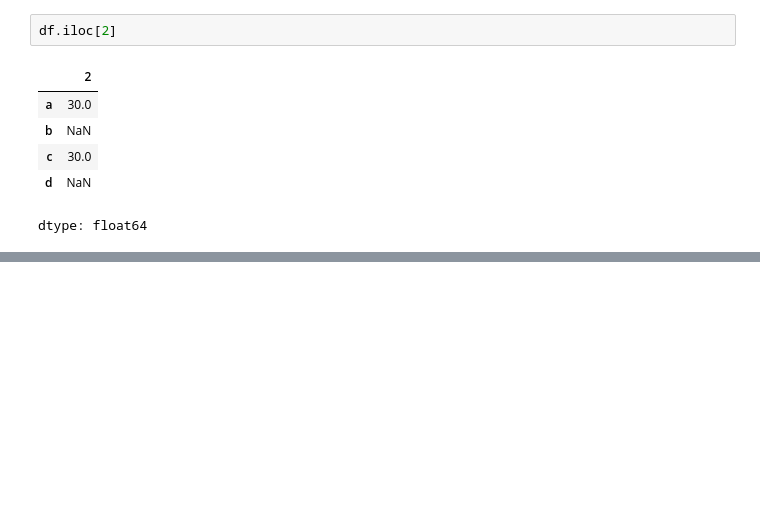
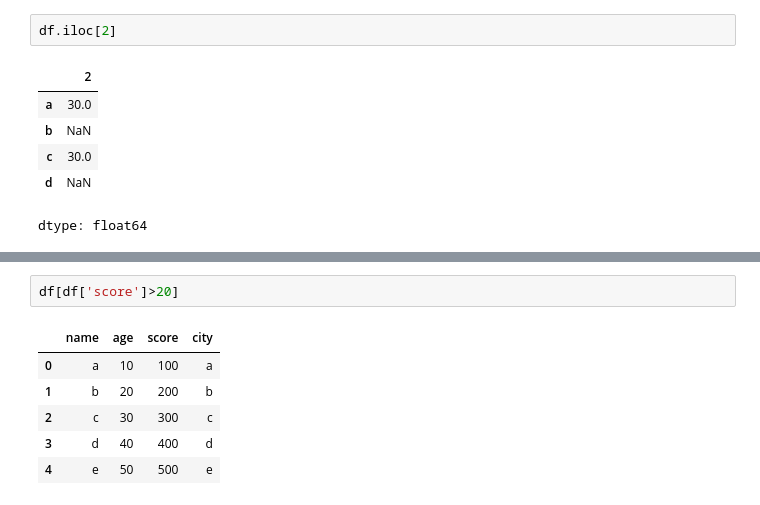
Before and after one commit to mdsamim1992hatia-cell/BMI-CAL, a Jupyter notebook: Untitled81.ipynb, the cells around one changed output, grey strips where cells are left out. Drawn from its saved outputs; the diff is of its cells as text; blank space fills up the shorter version.

```diff
--- a/Untitled81.ipynb
+++ b/Untitled81.ipynb
@@ -167,0 +263,9 @@ dtype: float64
+# %%
+df[df['score']>20]
+# %% [output]
+|  | name | age | score | city |
+| 0 | a | 10 | 100 | a |
+| 1 | b | 20 | 200 | b |
+| 2 | c | 30 | 300 | c |
+| 3 | d | 40 | 400 | d |
+| 4 | e | 50 | 500 | e |
```
Also changed, not shown: parts of 13 cells of this notebook.
